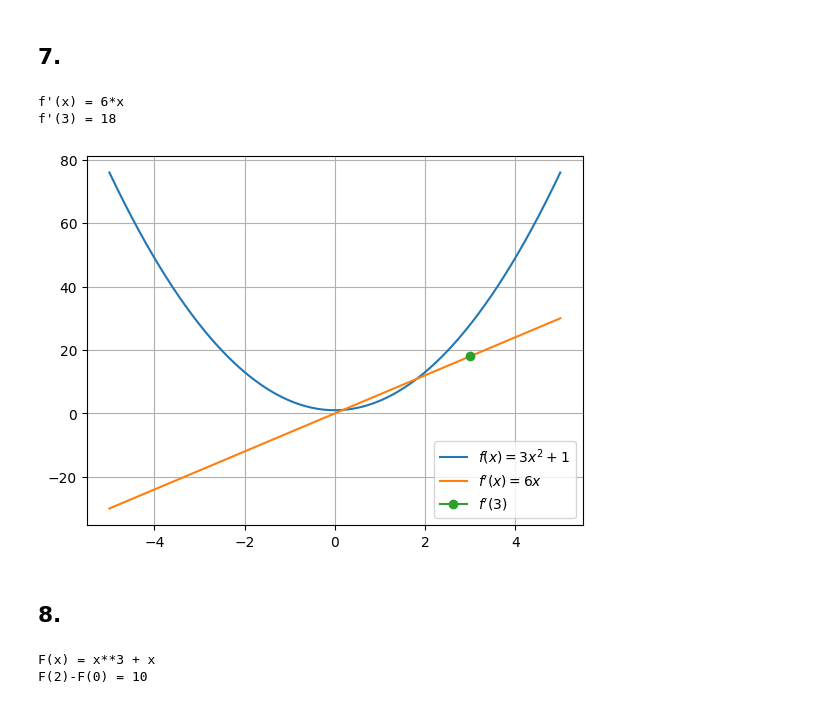
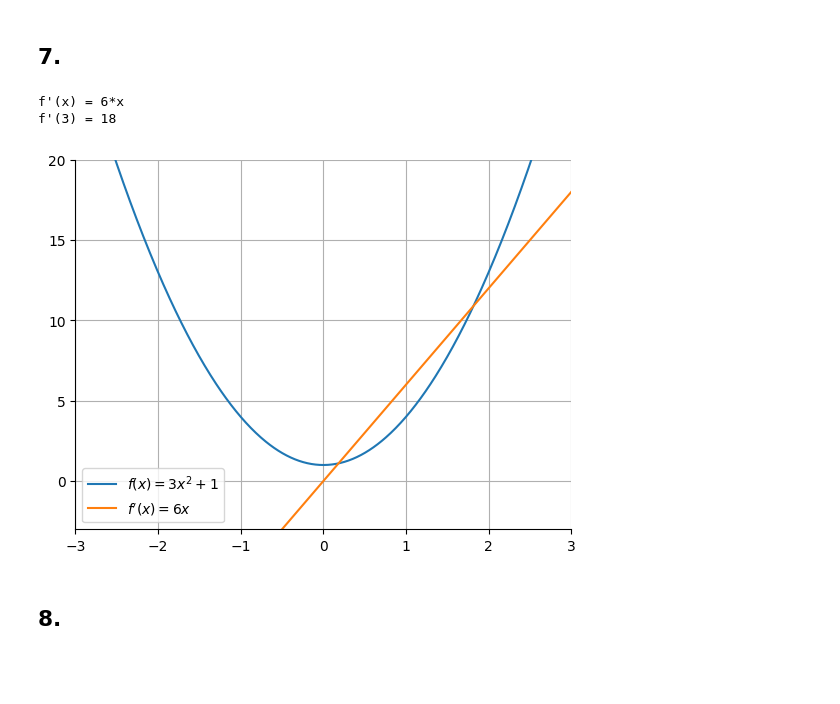
Before and after one commit to luzianscherrer/emfds, a Jupyter notebook: chapter_01.ipynb, the cells around one changed output. Cells and saved outputs as stored; diff of their text form; code cells hidden in the pictures; blank space fills up the shorter version.

Commit message:
plot

```diff
--- a/chapter_01.ipynb
+++ b/chapter_01.ipynb
@@ -62,42 +62,37 @@ Compound continuously: 1161.83
 # %%
 from sympy import *
 import matplotlib.pyplot as plt
 import numpy as np
 
 x = symbols('x')
 
 f = 3*x**2+1
 
 print(f"f'(x) = {diff(f, x)}")
 print(f"f'(3) = {diff(f, x).evalf(subs={x: 3}):.0f}")
 
-def f(x):
+def fnc(x):
     return 3*x**2+1
 
-def fdiff(x):
+def fncdiff(x):
     return 6*x
 
-x = np.linspace(-5, 5, 1000)
-y1 = f(x)
-y2 = fdiff(x)
+x1 = np.linspace(-5, 5, 1000)
+y1 = fnc(x1)
+y2 = fncdiff(x1)
 
 fig, ax = plt.subplots()
-ax.grid(True, which='both')
-ax.plot(x, y1, label='$f(x) = 3x^2+1$')
-ax.plot(x, y2, label='$f\'(x) = 6x$')
-ax.plot(3, fdiff(3), marker='o', label='$f\'(3)$')
+ax.grid(True, which="both")
+ax.plot(x1, y1, label=r"$f(x) = 3x^2+1$")
+ax.plot(x1, y2, label=r"$f'(x) = 6x$")
+ax.spines[["top", "right"]].set_visible(False)
+ax.axis([-3,3,-3,20])
 
 plt.legend()
 plt.show()
 # %% [output]
 f'(x) = 6*x
 f'(3) = 18
-[figure, old version]
+[figure, new version]
 # %% [markdown]
 ## 8.
-# %%
-print(f"F(x) = {integrate(f)}")
-print(f"F(2)-F(0) = {integrate(f, (x, 0, 2))}")
-# %% [output]
-F(x) = x**3 + x
-F(2)-F(0) = 10
```
Also changed, not shown: parts of 1 cell of this notebook.
